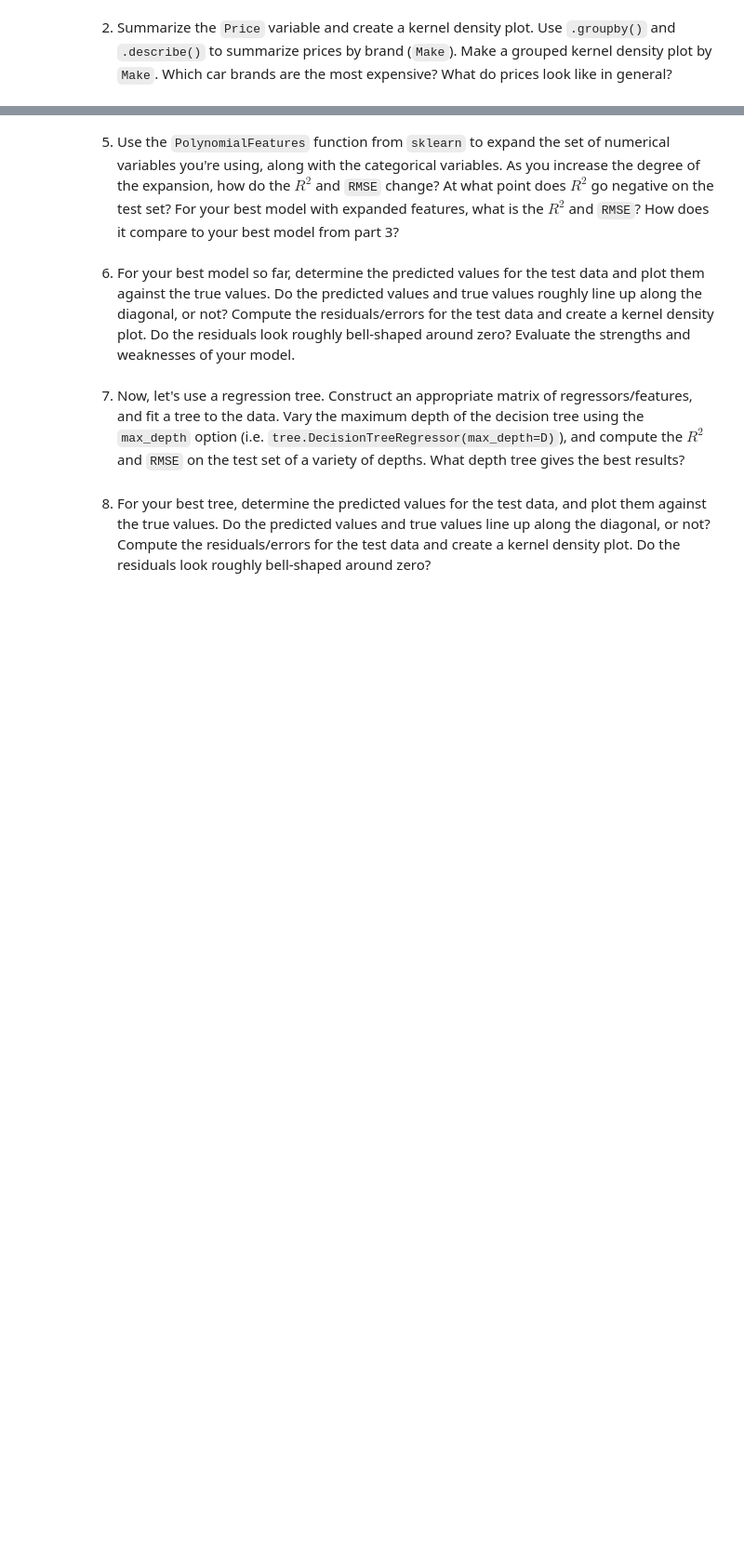
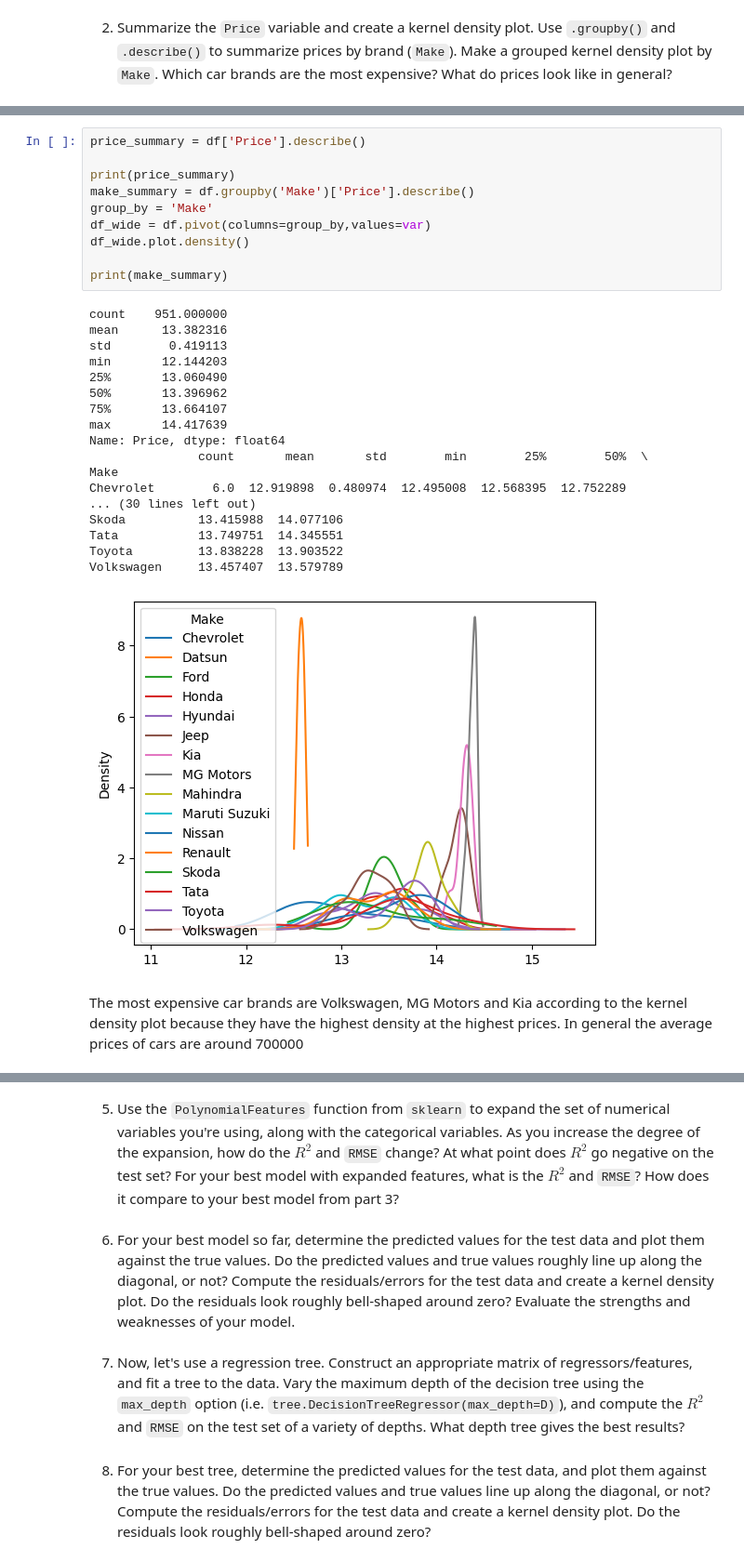
Before and after one commit to gdgurrola/assignment4, a Jupyter notebook: assignment4.ipynb, the cells around one changed output, grey strips where cells are left out. Shown: that part at 93% size. Drawn from its saved outputs; the diff is of its cells as text; blank space fills up the shorter version.

```diff
--- a/assignment4.ipynb
+++ b/assignment4.ipynb
@@ -36 +46,32 @@ df.head()
+# %%
+price_summary = df['Price'].describe()
+
+print(price_summary)
+make_summary = df.groupby('Make')['Price'].describe()
+group_by = 'Make'
+df_wide = df.pivot(columns=group_by,values=var)
+df_wide.plot.density()
+
+print(make_summary)
+# %% [output]
+count    951.000000
+mean      13.382316
+std        0.419113
+min       12.144203
+25%       13.060490
+50%       13.396962
+75%       13.664107
+max       14.417639
+Name: Price, dtype: float64
+               count       mean       std        min        25%        50%  \
+Make
+Chevrolet        6.0  12.919898  0.480974  12.495008  12.568395  12.752289
+... (30 lines left out)
+Skoda          13.415988  14.077106
+Tata           13.749751  14.345551
+Toyota         13.838228  13.903522
+Volkswagen     13.457407  13.579789
+[figure, added]
+# %% [markdown]
+The most expensive car brands are Volkswagen, MG Motors and Kia according to the kernel density plot because they have the highest density at the highest prices. In general the average prices of cars are around 700000
 # %% [markdown]
```
Also changed, not shown: parts of 6 cells of this notebook.
